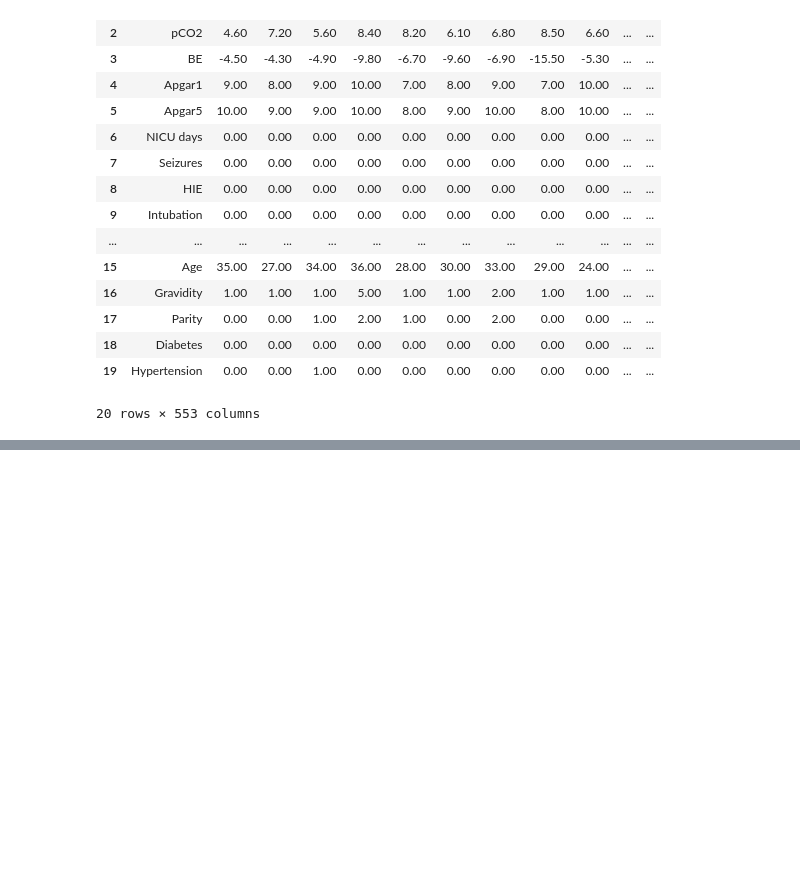
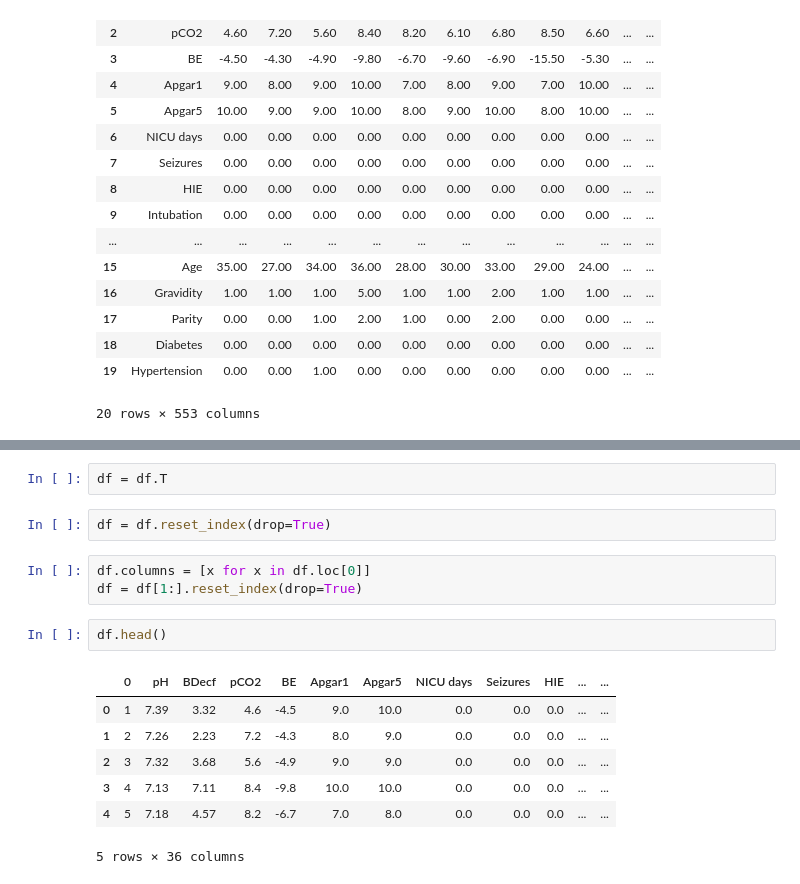
Before and after one commit to Rishabh672003/Learning-machine-learning, a Jupyter notebook: jupyter-notebooks/fetal_health.ipynb, the cells around one changed output, grey strips where cells are left out. Saved outputs shown, nothing was run; the diff lists cells and outputs as text; blank space fills up the shorter version.

```diff
--- a/jupyter-notebooks/fetal_health.ipynb
+++ b/jupyter-notebooks/fetal_health.ipynb
@@ -178,0 +171,17 @@ new_cols.head()
+# %%
+df = df.T
+# %%
+df = df.reset_index(drop=True)
+# %%
+df.columns = [x for x in df.loc[0]]
+df = df[1:].reset_index(drop=True)
+# %%
+df.head()
+# %% [output]
+|  | 0 | pH | BDecf | pCO2 | BE | Apgar1 | Apgar5 | NICU days | Seizures | HIE | ... | ... |
+| 0 | 1 | 7.39 | 3.32 | 4.6 | -4.5 | 9.0 | 10.0 | 0.0 | 0.0 | 0.0 | ... | ... |
+| 1 | 2 | 7.26 | 2.23 | 7.2 | -4.3 | 8.0 | 9.0 | 0.0 | 0.0 | 0.0 | ... | ... |
+| 2 | 3 | 7.32 | 3.68 | 5.6 | -4.9 | 9.0 | 9.0 | 0.0 | 0.0 | 0.0 | ... | ... |
+| 3 | 4 | 7.13 | 7.11 | 8.4 | -9.8 | 10.0 | 10.0 | 0.0 | 0.0 | 0.0 | ... | ... |
+| 4 | 5 | 7.18 | 4.57 | 8.2 | -6.7 | 7.0 | 8.0 | 0.0 | 0.0 | 0.0 | ... | ... |
+5 rows × 36 columns
```
Also changed, not shown: parts of 11 cells of this notebook.
